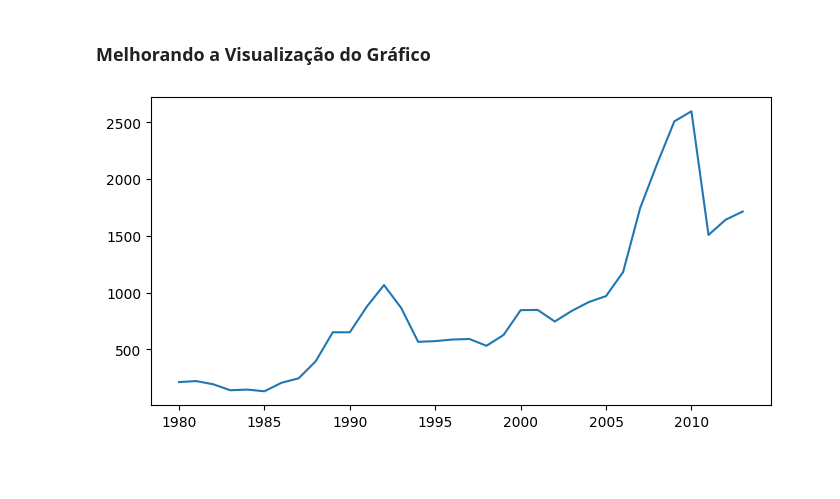
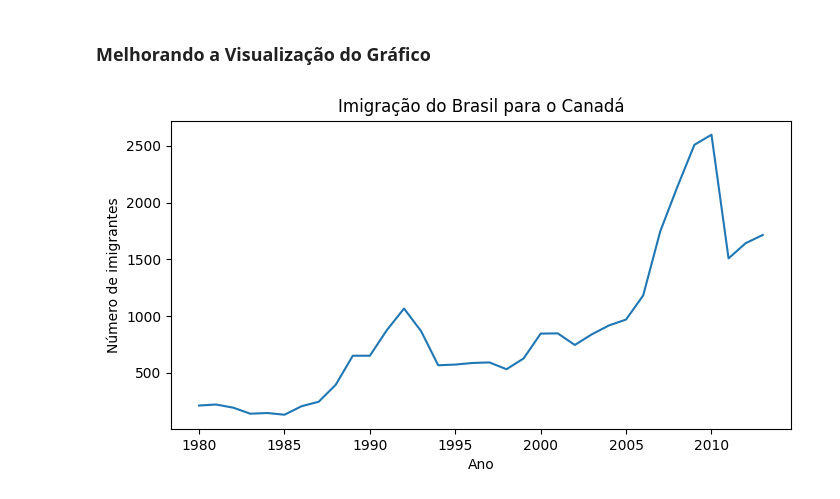
Before and after one commit to biellrodri/data-science-alura, a Jupyter notebook: Pandas/projeto-migracao/Untitled.ipynb, the cells around one changed output. Drawn from its saved outputs; the diff is of its cells as text; code cells hidden in the pictures; blank space fills up the shorter version.

Commit message:
Adicionando o título à tabela e as descrições dos eixos x e y

```diff
--- a/Pandas/projeto-migracao/Untitled.ipynb
+++ b/Pandas/projeto-migracao/Untitled.ipynb
@@ -124,10 +124,16 @@ plt.plot(dados_brasil['ano'], dados_brasil['imigrantes'])
 # %%
 #alterando o tamanho do gráfico
 plt.figure(figsize=(8, 4))
 plt.plot(dados_brasil['ano'], dados_brasil['imigrantes'])
+#adiciondo o título
+plt.title('Imigração do Brasil para o Canadá')
+#adicionando a descrição do eixo x
+plt.xlabel('Ano')
+#adicionando a descrição do eixo y
+plt.ylabel('Número de imigrantes')
 #aplicando um intervalo entre os anos de 5 em 5 anos
 plt.xticks(['1980', '1985', '1990', '1995', '2000', '2005', '2010'])
 #exibindo o gráfico
 plt.show()
 # %% [output]
-[figure, old version]
+[figure, new version]
```
